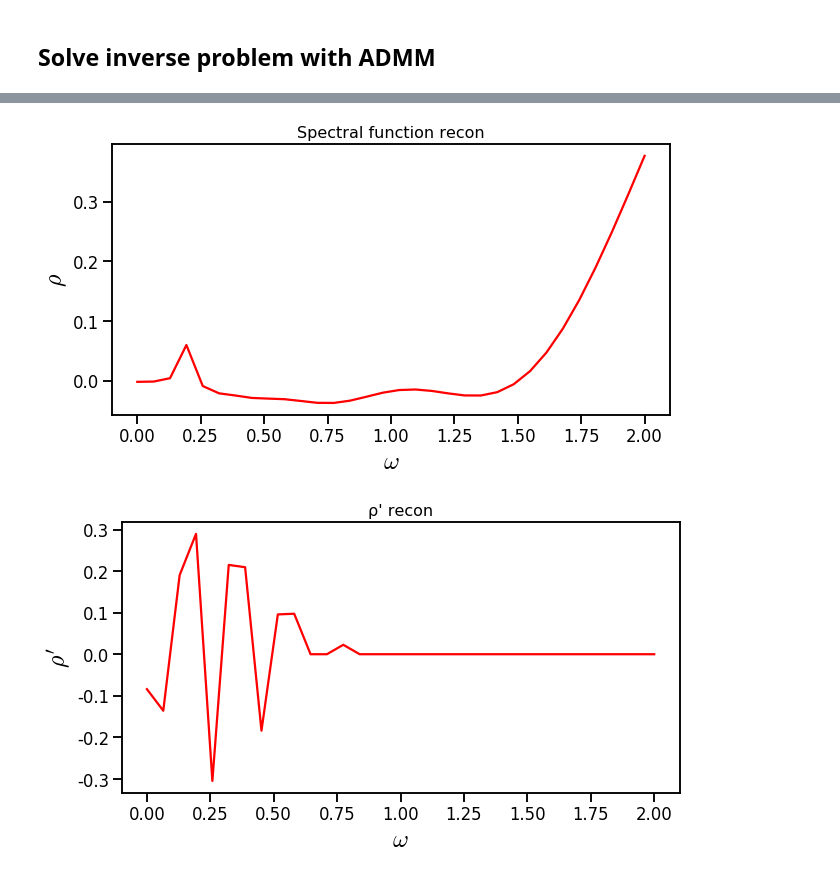
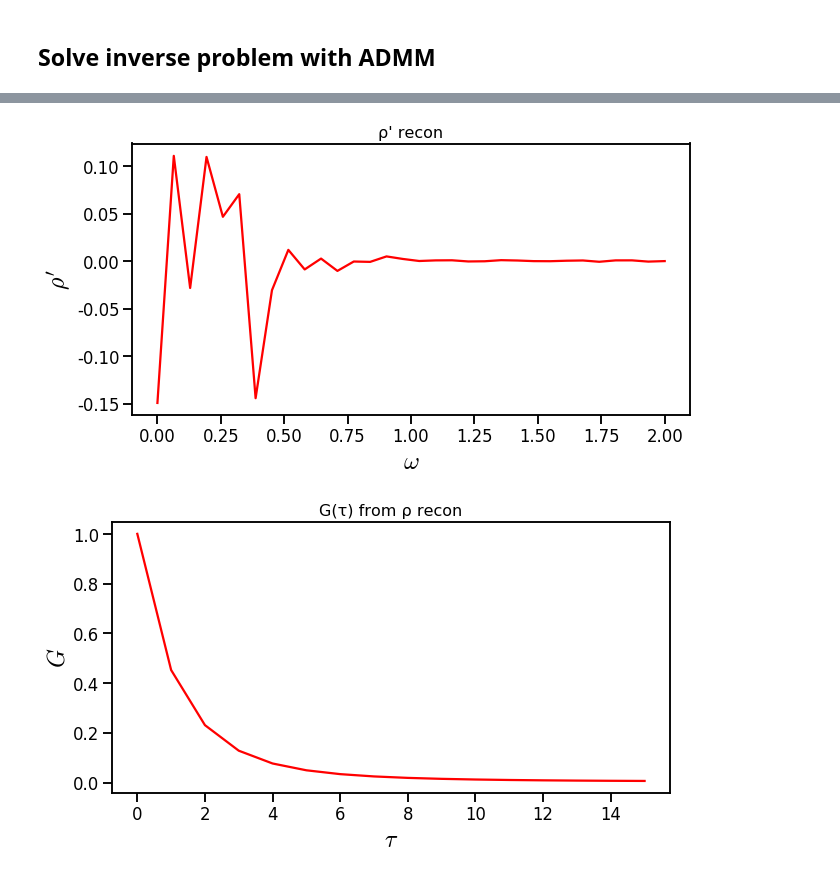
Before and after one commit to poare/lqcd, a Jupyter notebook: spectral/python_scripts/Sparse Modeling.ipynb, the cells around one changed output, grey strips where cells are left out. Cells and saved outputs as stored; diff of their text form; code cells hidden in the pictures.

Commit message:
admm showing some positive signs

```diff
--- a/spectral/python_scripts/Sparse Modeling.ipynb
+++ b/spectral/python_scripts/Sparse Modeling.ipynb
@@ -118,0 +137,5 @@ with sns.plotting_context('talk'):
+# %%
+with sns.plotting_context('talk'):
+    fig, ax = plt.subplots(1, figsize = (10, 5))
+    plot_1d_function(ax, omega_line, rhop_dat, colors = 'r', title = 'Spectral function in IR', \
+                     ax_label = ['$\\omega$', '$\\rho\'$'], legend = False)
@@ -132,13 +215,16 @@ The Alternating Direction Method of Multipliers (ADMM) is an algorithm which sol
 # %%
 # initialize parameters. Here we'll use the default settings.
 params = ADMMParams.default_params(Nomega, d = (Ntau, Nomega))
-params.lam = 0.001
-params.mu = 0.001
-params.mup = 1.
-params.max_iters = 100000
+# params.lam = 0.0001
+# params.mu = 0.05
+# params.mup = 0.1
+params.lam = 1e-5
+params.mu = 1e-5
+params.mup = 1e-5
+params.max_iters = 10000
 params.eps = 1e-5
 # %%
-# TODO try L1 norm for fidelity
-rho_recon, xp, resid, iters = admm(G, taus, omegas, params, resid_norm = lpnorm(1))
+rho_recon, xp, primal_resid, dual_resid, iters = \
+            admm(G, taus, omegas, params, resid_norm = lpnorm(1), disp_iters = 1000)
 # %% [output]
 Starting solver.
@@ -160,0 +246,8 @@ Run complete.
+# %%
+# currently normalized so that sum_i rho_i = 1, but we want sum_i Delta\omega = 1
+with sns.plotting_context('talk'):
+    fig, ax = plt.subplots(1, figsize = (10, 5))
+    plot_1d_function(ax, omegas, rho_recon, colors = 'r', title = 'Spectral function recon', \
+                     ax_label = ['$\\omega$', '$\\rho$'], legend = False)
+    print(ax.get_ylim())
+    add_line(ax, omega0, color = 'c', dashes = (5, 5), label = '$\\omega_0$')
@@ -161,14 +257,17 @@ Run complete.
 # %%
+# looks close to the original
 with sns.plotting_context('talk'):
     fig, ax = plt.subplots(1, figsize = (10, 5))
-    plot_1d_function(ax, omegas, rho_recon, colors = 'r', title = 'Spectral function recon', \
-                     ax_label = ['$\\omega$', '$\\rho$'], legend = False)
+    plot_1d_function(ax, omegas, xp, colors = 'r', title = 'ρ\' recon', \
+                     ax_label = ['$\\omega$', '$\\rho\'$'], legend = False)
 # %% [output]
-[figure, old version]
+[figure, new version]
 # %%
+# looks close to the original, but the scale is absolutely off
+Grecon = kernel @ rho_recon
 with sns.plotting_context('talk'):
     fig, ax = plt.subplots(1, figsize = (10, 5))
-    plot_1d_function(ax, omegas, xp, colors = 'r', title = 'ρ\' recon', \
-                     ax_label = ['$\\omega$', '$\\rho\'$'], legend = False)
+    plot_1d_function(ax, taus, Grecon, colors = 'r', title = 'G(τ) from ρ recon', \
+                     ax_label = ['$\\tau$', '$G$'], legend = False)
 # %% [output]
-[figure, old version]
+[figure, new version]
```
Also changed, not shown: parts of 25 cells of this notebook, 1 other file.
